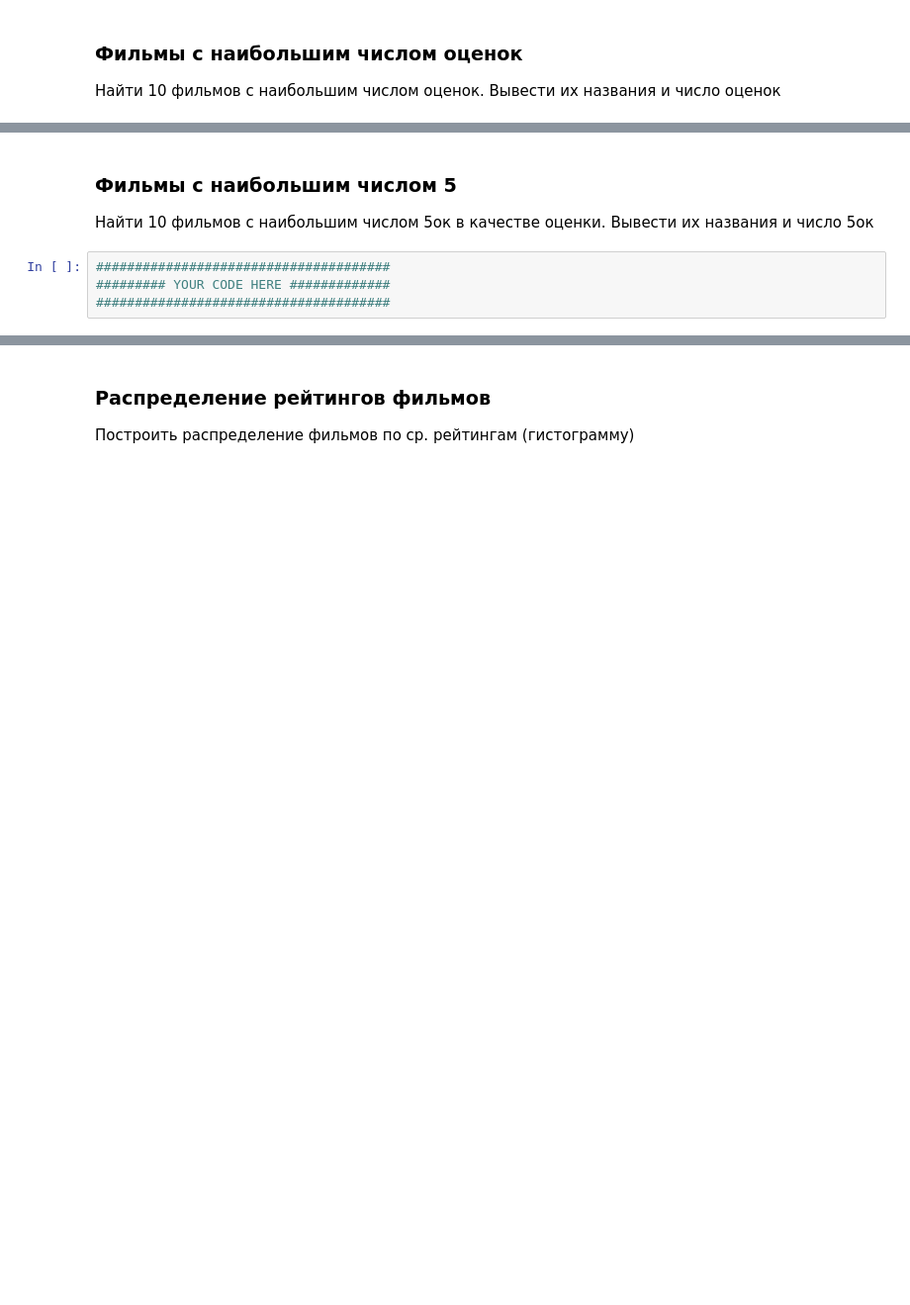
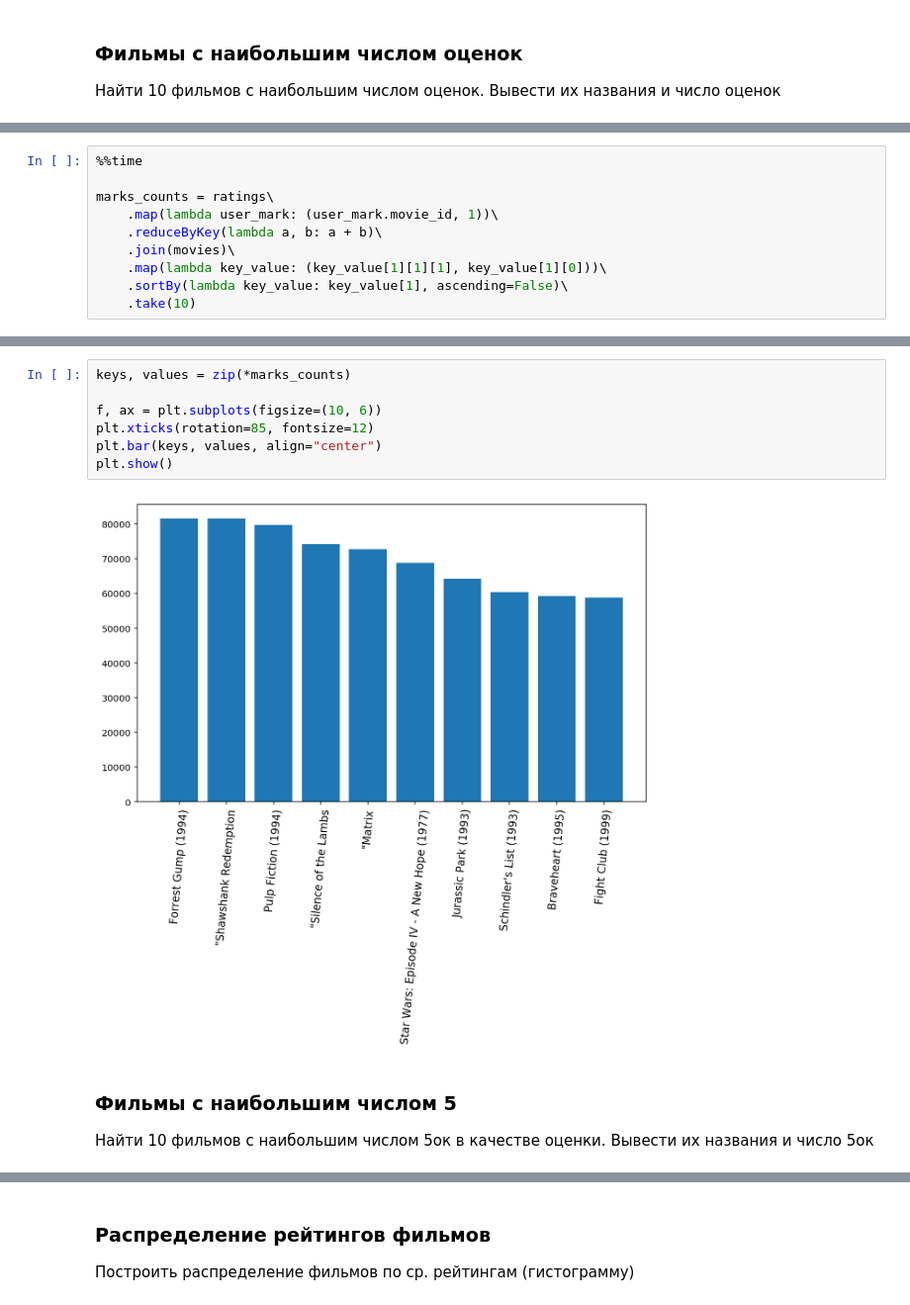
Before and after one commit to ishugaepov/MLBD, a Jupyter notebook: apache_spark/notebooks/spark_examples.ipynb, the cells around one changed output, grey strips where cells are left out. Shown at 99% size. Drawn from its saved outputs; the diff is of its cells as text; blank space fills up the shorter version.

```diff
--- a/apache_spark/notebooks/spark_examples.ipynb
+++ b/apache_spark/notebooks/spark_examples.ipynb
@@ -267,0 +296,10 @@ plt.show()
+# %%
+%%time
+
+marks_counts = ratings\
+    .map(lambda user_mark: (user_mark.movie_id, 1))\
+    .reduceByKey(lambda a, b: a + b)\
+    .join(movies)\
+    .map(lambda key_value: (key_value[1][1][1], key_value[1][0]))\
+    .sortBy(lambda key_value: key_value[1], ascending=False)\
+    .take(10)
@@ -268,8 +309,13 @@ plt.show()
+# %%
+keys, values = zip(*marks_counts)
+
+f, ax = plt.subplots(figsize=(10, 6))
+plt.xticks(rotation=85, fontsize=12)
+plt.bar(keys, values, align="center")
+plt.show()
+# %% [output]
+[figure, added]
 # %% [markdown]
 ### Фильмы с наибольшим числом 5
 
 Найти 10 фильмов с наибольшим числом 5ок в качестве оценки. Вывести их названия и число 5ок
-# %%
-######################################
-######### YOUR CODE HERE #############
-######################################
```
Also changed, not shown: parts of 52 cells of this notebook.
